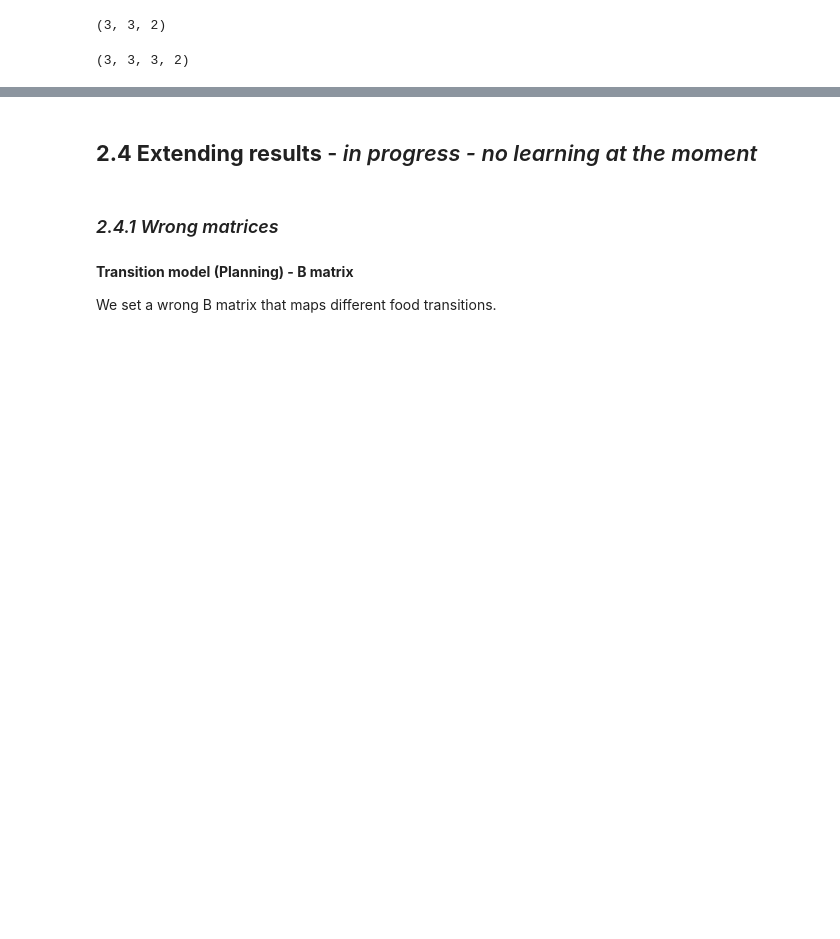
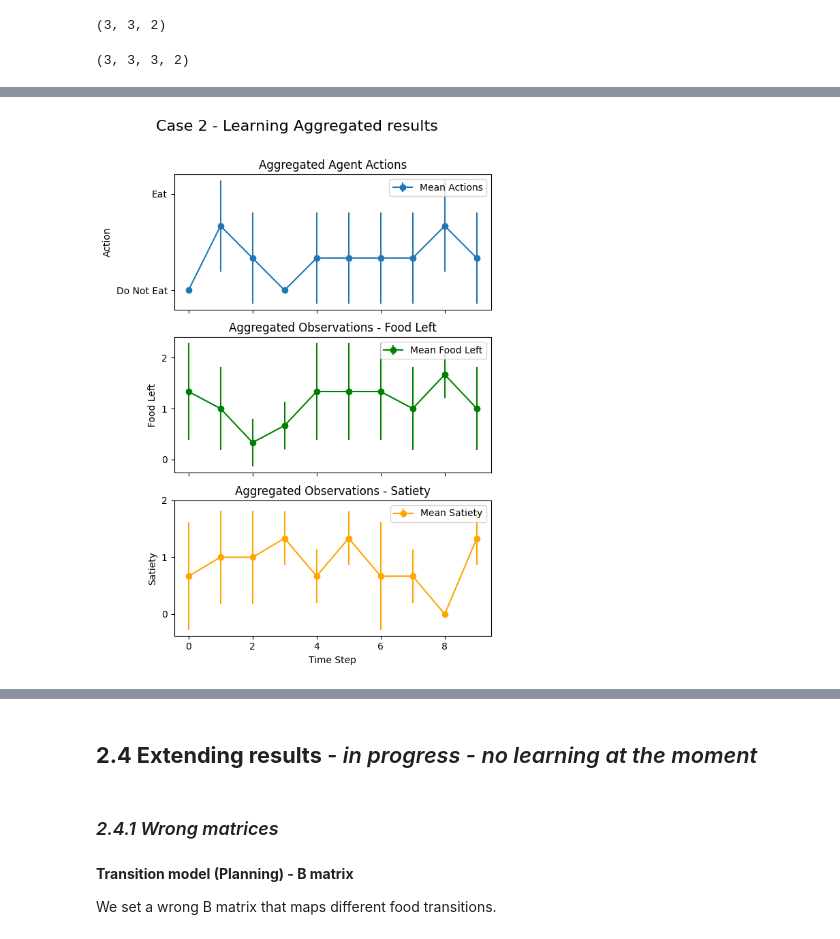
Before and after one commit to mahault/Multi-agent-sustainability, a Jupyter notebook: Sust_AIF.ipynb, the cells around one changed output, grey strips where cells are left out. Cells and saved outputs as stored; diff of their text form; code cells hidden in the pictures; blank space fills up the shorter version.

```diff
--- a/Sust_AIF.ipynb
+++ b/Sust_AIF.ipynb
@@ -2124,0 +2293,55 @@ def update_B2_matrix(B2_random, state_t_minus_1, state_t, action, B2_factor_list
+# %%
+# Aggregate results
+actions_array = np.zeros((num_runs, T))
+food_left_array = np.zeros((num_runs, T))
+satiety_array = np.zeros((num_runs, T))
+
+for run in range(num_runs):
+    actions_array[run, :] = actions_list[run]
+    food_left_array[run, :] = [obs[0] for obs in observations_list[run]]
+    satiety_array[run, :] = [obs[1] for obs in observations_list[run]]
+
+# Calculate mean and standard deviation
+mean_actions = np.mean(actions_array, axis=0)
+std_actions = np.std(actions_array, axis=0)
+
+mean_food_left = np.mean(food_left_array, axis=0)
+std_food_left = np.std(food_left_array, axis=0)
+
+mean_satiety = np.mean(satiety_array, axis=0)
+std_satiety = np.std(satiety_array, axis=0)
+
+# Plot the aggregated results
+fig, axs = plt.subplots(3, 1, figsize=(6, 8), sharex=True)
+
+# Plotting aggregated actions
+axs[0].errorbar(time_steps, mean_actions, yerr=std_actions, fmt='-o', label='Mean Actions')
+axs[0].set_ylabel("Action")
+axs[0].set_title("Aggregated Agent Actions")
+axs[0].set_yticks([0, 1])
+axs[0].set_yticklabels(["Do Not Eat", "Eat"])
+axs[0].legend()
+
+# Plotting aggregated observations - food left
+axs[1].errorbar(time_steps, mean_food_left, yerr=std_food_left, fmt='-o', color='green', label='Mean Food Left')
+axs[1].set_ylabel("Food Left")
+axs[1].set_title("Aggregated Observations - Food Left")
+axs[1].set_yticks([0, 1, 2])
+axs[1].legend()
+
+# Plotting aggregated observations - satiety
+axs[2].errorbar(time_steps, mean_satiety, yerr=std_satiety, fmt='-o', color='orange', label='Mean Satiety')
+axs[2].set_ylabel("Satiety")
+axs[2].set_title("Aggregated Observations - Satiety")
+axs[2].set_yticks([0, 1, 2])
+axs[2].legend()
+
+plt.xlabel("Time Step")
+plt.tight_layout()
+
+fig.suptitle("Case 2 - Learning Aggregated results", fontsize=16, y=1.02)
+plt.subplots_adjust(top=0.92)
+
+plt.show()
+# %% [output]
+[figure, added]
```
Also changed, not shown: parts of 42 cells of this notebook.
